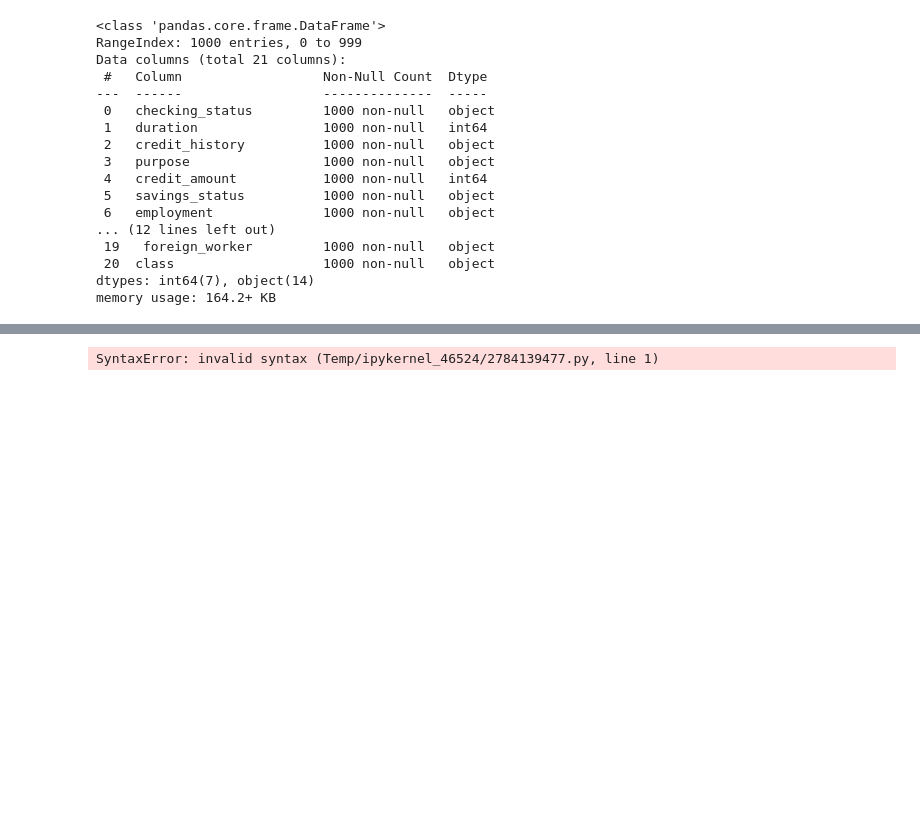
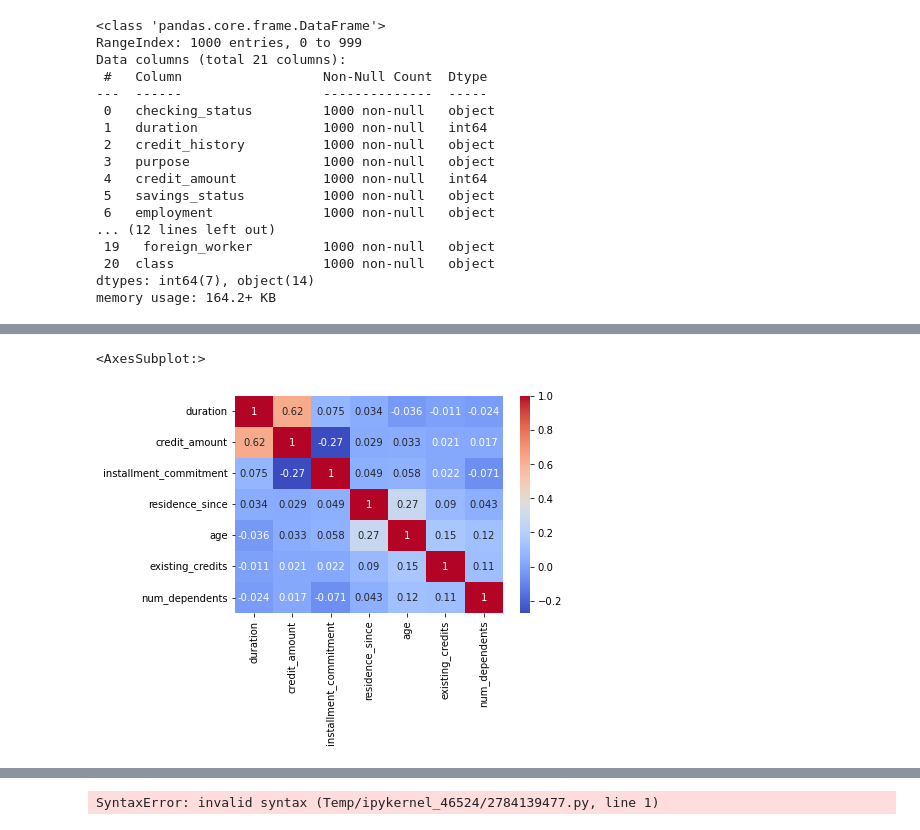
Before and after one commit to IHesamI/General_DS_FinalProject, a Jupyter notebook: Analyser.ipynb, the cells around one changed output, grey strips where cells are left out. Saved outputs shown, nothing was run; the diff lists cells and outputs as text; code cells hidden in the pictures; blank space fills up the shorter version.

```diff
--- a/Analyser.ipynb
+++ b/Analyser.ipynb
@@ -5,6 +6,7 @@ import numpy as np
 path='./data/credit-g.csv'
 credit_df=pd.read_csv(path)
 credit_df.info()
+credit_df.columns=[col.strip() for col in credit_df.columns]
 # %% [output]
 <class 'pandas.core.frame.DataFrame'>
 RangeIndex: 1000 entries, 0 to 999
@@ -35,0 +28,7 @@ credit_df.head()
+# %%
+numerical_features=credit_df.select_dtypes(include=['float','int'])
+correlation_matrix = numerical_features.corr()
+sns.heatmap(correlation_matrix, annot=True, cmap='coolwarm')
+# %% [output]
+<AxesSubplot:>
+[figure, added]
```
Also changed, not shown: parts of 15 cells of this notebook.
